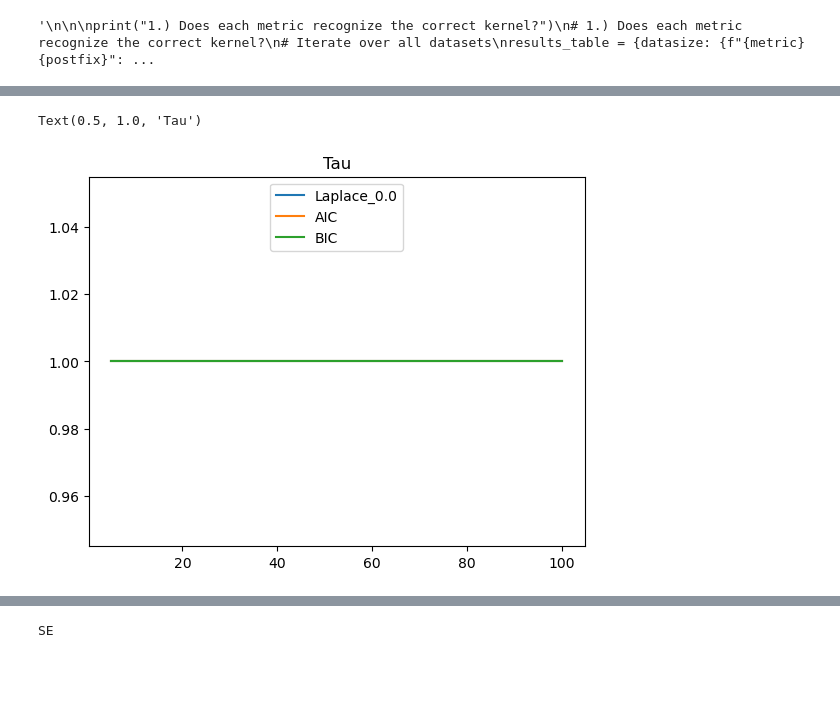
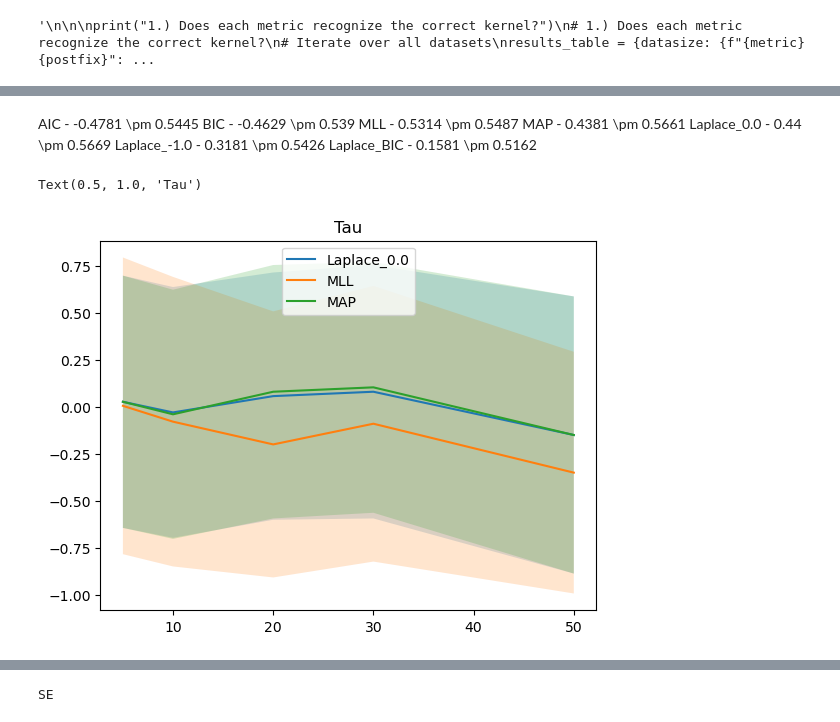
Before and after one commit to ABesginow/LaplaceKernelSearch, a Jupyter notebook: Evaluation.ipynb, the cells around one changed output, grey strips where cells are left out. Drawn from its saved outputs; the diff is of its cells as text; code cells hidden in the pictures; blank space fills up the shorter version.

```diff
--- a/Evaluation.ipynb
+++ b/Evaluation.ipynb
@@ -303,12 +320,12 @@ data_kernels = ["SE", "SE+SE", "LIN"]
 #data_kernels = ["SE", "RQ", "MAT32", "MAT52", "SE*SE",
 #               "SE+SE", "MAT32+SE", "MAT52+SE", "MAT32*SE", "PER",
 #               "PER*SE", "(SE+RQ)*PER", "SE+SE+SE", "MAT32+(MAT52*PER)"]
-dataset_sizes = [5, 10, 20, 30, 50, 70, 100]
+dataset_sizes = [5, 10, 20, 30, 50]#, 10, 20, 30, 50, 70, 100]
 #data_kernels = ["MAT52", "RQ", "SE", "MAT32", "SE*SE"]
 #dataset_sizes = [5, 10, 20, 30, 50, 70, 100]#[5, 10, 20, 30, 50, 70, 100, 150, 200]
 metrics = ["MC", "AIC", "BIC", "MLL", "MAP",  {"Laplace": [0.0, -1.0, "BIC"]}]
 #dataset_sizes = [5, 10, 20, 30, 50, 70, 100, 150, 200]
-data_model_zip = zip(data_kernels, model_kernels[:-1])
+data_model_zip = zip(data_kernels, model_kernels)
 
 
 
@@ -325,8 +342,6 @@ for main_dict in all_results:
         print("This happened")
         print(dataset_size)
         continue
-    if not data_gen_kernel in ["SE", "RQ", "MAT32", "MAT52", "SE*SE"]:
-        continue
     for run in main_dict["results"]["results"]:
         run_list = dict()
         # Do this comparison for each model kernel
@@ -340,10 +355,10 @@ for main_dict in all_results:
                         all_replaced = run[metric_name][model_kernel][threshold]["details"]['num_replaced'] == len(run[metric_name][model_kernel][threshold]["details"]['parameter list'])
                         all_replaced_dict[threshold].append(all_replaced)
                         intra_metric_ranking.append((run[metric_name][model_kernel][threshold]['loss'], f"{model_kernel}"))
-                    # For ranking
-                    run_list[f"{metric_name}_{threshold}"] = sorted(intra_metric_ranking, key=lambda x:x[0], reverse=True)
+                    ## For ranking
+                    #run_list[f"{metric_name}_{threshold}"] = sorted(intra_metric_ranking, key=lambda x:x[0], reverse=True)
                     # For model evidence
-                    #run_list[f"{metric_name}_{threshold}"] = intra_metric_ranking
+                    run_list[f"{metric_name}_{threshold}"] = intra_metric_ranking
             else:
                 for model_kernel in model_kernels:
                     if metric in ["AIC", "BIC"]:
@@ -351,9 +366,9 @@ for main_dict in all_results:
                     else:
                         intra_metric_ranking.append((run[metric][model_kernel]['loss'], model_kernel))
                 # For ranking
-                run_list[metric] = sorted(intra_metric_ranking, key=lambda x:x[0], reverse=True )
+                #run_list[metric] = sorted(intra_metric_ranking, key=lambda x:x[0], reverse=True )
                 # For model evidence
-                #run_list[metric] = intra_metric_ranking
+                run_list[metric] = intra_metric_ranking
         mcmc_closeness_dict[data_gen_kernel][dataset_size].append(run_list)
 
 
@@ -492,9 +510,6 @@ with open("evaluation/temp_storage/mcmc_closeness_dict.pickle", "rb") as f:
 # %%
 # How high is the sum of the difference of the likelihoods for wrongly ranked kernels?
 #
-str_metrics = ["AIC", "BIC", "MLL", "MAP", "Laplace_0.0", "Laplace_-1.0", "Laplace_BIC"]
-dataset_sizes = [5, 10, 20, 30, 50, 70, 100, 150, 200]
-dataset_sizes = [5, 10, 20, 30, 50, 70, 100]
 mismatch_results_dict = dict()
 total_mismatch_results = {datasize:{metric:list() for metric in str_metrics} for datasize in dataset_sizes}
 for data_kernel in mcmc_closeness_dict:
@@ -505,9 +520,9 @@ for data_kernel in mcmc_closeness_dict:
                 # Check the ranking of the metric to MCMC
                 MCMC_ranking_list = [entry[1] for entry in run["MC"]]
                 # For each run in metric, check how high the loss difference in the mismatch is
-                #metric_ranking_difference = [abs(run["MC"][i][0] - run["MC"][MCMC_ranking_list.index(entry[1])][0]) for i, entry in enumerate(run[metric])]
+                metric_ranking_difference = [abs(run["MC"][i][0] - run["MC"][MCMC_ranking_list.index(entry[1])][0]) for i, entry in enumerate(run[metric])]
                 # Only look at the top 1 for each metric and calculate the difference in the MCMC approximation
-                metric_ranking_difference = run["MC"][0][0] - run["MC"][MCMC_ranking_list.index(run[metric][0][1])][0]
+                #metric_ranking_difference = run["MC"][0][0] - run["MC"][MCMC_ranking_list.index(run[metric][0][1])][0]
 
 
                 mismatch_results[dataset_size][metric].append(metric_ranking_difference)
@@ -543,9 +558,6 @@ Laplace_BIC - 6091.04296875 \pm 46736.6953125
 # %%
 # How far away from the first place is the first place in each metric
 # Do this for each entry in the metric? Do this for the top-k entries?
-str_metrics = ["AIC", "BIC", "MLL", "MAP", "Laplace_0.0", "Laplace_-1.0", "Laplace_BIC"]
-dataset_sizes = [5, 10, 20, 30, 50, 70, 100, 150, 200]
-dataset_sizes = [5, 10, 20, 30, 50, 70, 100]
 ranking_results_dict = dict()
 spearr_dict = dict()
 total_ranking_results = {datasize:{metric:list() for metric in str_metrics} for datasize in dataset_sizes}
@@ -590,10 +606,6 @@ Laplace_BIC - 2.4 \pm 1.3856406460551018
 #scipy.stats.kendalltau([entry[1] for entry in result_dict["MAT32"][0]["MC"]], [entry[1] for entry in result_dict["MAT32"][0]["AIC"]])
 #"Laplace_0.0", "Laplace_2.0", "Laplace_BIC"
 #
-str_metrics = ["AIC", "BIC", "MLL", "MAP", "Laplace_0.0", "Laplace_-1.0", "Laplace_BIC"]
-dataset_sizes = [5, 10, 20, 30, 50]#, 70, 100, 150, 200]
-dataset_sizes = [5, 10, 20, 30, 50, 70, 100]#, 150, 200]
-#dataset_sizes = [5, 10, 20, 30, 50, 70, 100, 150, 200]
 kendall_tau_dict = dict()
 spearr_dict = dict()
 total_tau_results = {datasize:{metric:list() for metric in str_metrics} for datasize in dataset_sizes}
@@ -633,31 +679,39 @@ Laplace_BIC - 1.0 \pm 0.0
+# %% [markdown]
+AIC - -0.4781 \pm 0.5445
+BIC - -0.4629 \pm 0.539
+MLL - 0.5314 \pm 0.5487
+MAP - 0.4381 \pm 0.5661
+Laplace_0.0 - 0.44 \pm 0.5669
+Laplace_-1.0 - 0.3181 \pm 0.5426
+Laplace_BIC - 0.1581 \pm 0.5162
 # %%
 # line plot with the means across varying dataset sizes
 
 tau_mean_dict = {metric:list() for metric in str_metrics}
 tau_std_dict = {metric:list() for metric in str_metrics}
 spearr_mean_dict = {metric:list() for metric in str_metrics}
 spearr_std_dict = {metric:list() for metric in str_metrics}
 for dataset_size in total_tau_results:
     for metric in total_tau_results[dataset_size]:
         tau_mean_dict[metric].append(np.mean(total_tau_results[dataset_size][metric]))
         tau_std_dict[metric].append(np.std(total_tau_results[dataset_size][metric]))
         spearr_mean_dict[metric].append(np.mean(total_spearr_results[dataset_size][metric]))
         spearr_std_dict[metric].append(np.std(total_spearr_results[dataset_size][metric]))
         #np.std(total_tau_results[metric])
         #np.std(total_spearr_results[metric])
 
 
-for metric in ["Laplace_0.0", "AIC", "BIC"]:#tau_mean_dict:
+for metric in ["Laplace_0.0", "MLL", "MAP"]:#tau_mean_dict:
     plt.plot(dataset_sizes, spearr_mean_dict[metric],  label=metric)
     plt.fill_between(dataset_sizes, torch.Tensor(spearr_mean_dict[metric]) - torch.Tensor(spearr_std_dict[metric]), torch.Tensor(spearr_mean_dict[metric]) + torch.Tensor(spearr_std_dict[metric]), alpha=0.2)
     #plt.plot(dataset_sizes, tau_mean_dict[metric],  label=metric)
     #plt.fill_between(dataset_sizes, torch.Tensor(tau_mean_dict[metric]) - torch.Tensor(tau_std_dict[metric]), torch.Tensor(tau_mean_dict[metric]) + torch.Tensor(tau_std_dict[metric]), alpha=0.2)
 plt.legend(loc=9)
 plt.title("Tau")
 #tikzplotlib.save("evaluation/correlation_likelihood_tau.tex")
 # %% [output]
 Text(0.5, 1.0, 'Tau')
-[figure, old version]
+[figure, new version]
 # %%
 print(" & " + " & ".join([metric for metric in tau_mean_dict]))
 for i, dataset_size in enumerate(dataset_sizes):
```
Also changed, not shown: parts of 13 cells of this notebook.
